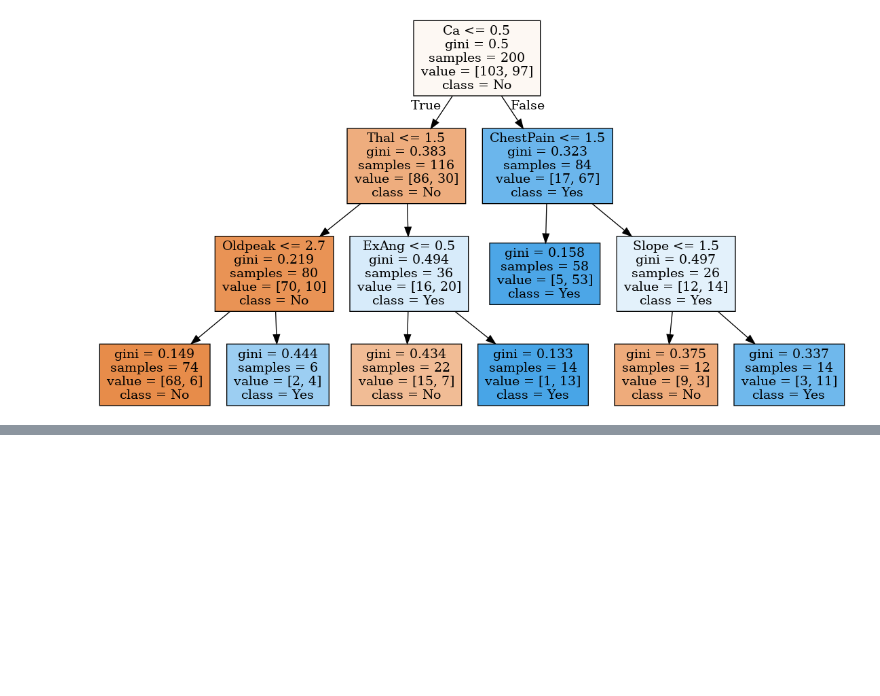
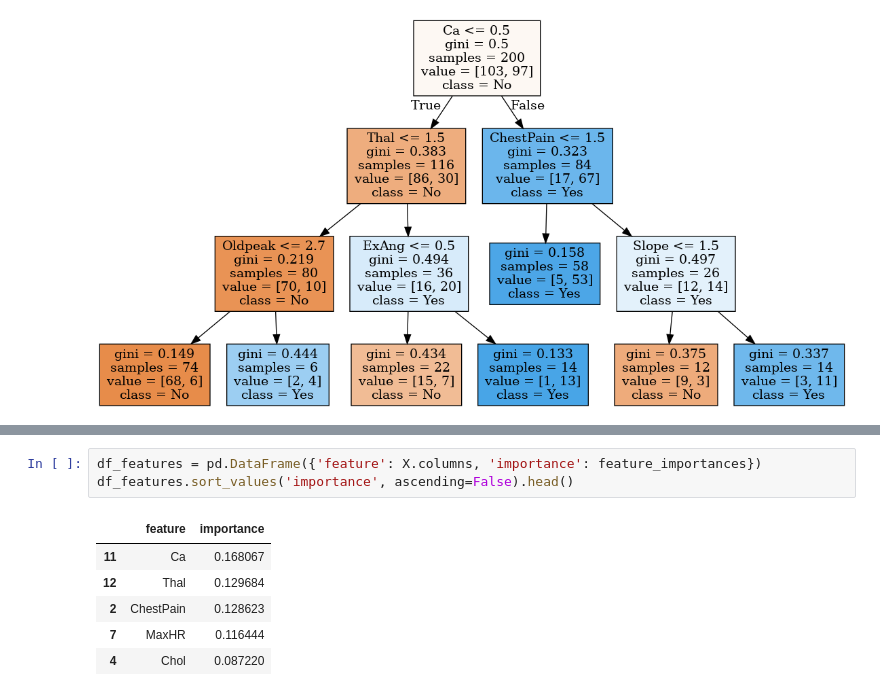
Before and after one commit to somnath1077/MachineLearningExercises, a Jupyter notebook: isrl_rev/ch08/ch08_classification_trees.ipynb, the cells around one changed output, grey strips where cells are left out. Cells and saved outputs as stored; diff of their text form; blank space fills up the shorter version.

```diff
--- a/isrl_rev/ch08/ch08_classification_trees.ipynb
+++ b/isrl_rev/ch08/ch08_classification_trees.ipynb
@@ -254,0 +268,10 @@ Image(best_graph[0].create_png())
+# %%
+df_features = pd.DataFrame({'feature': X.columns, 'importance': feature_importances})
+df_features.sort_values('importance', ascending=False).head()
+# %% [output]
+|  | feature | importance |
+| 11 | Ca | 0.168067 |
+| 12 | Thal | 0.129684 |
+| 2 | ChestPain | 0.128623 |
+| 7 | MaxHR | 0.116444 |
+| 4 | Chol | 0.087220 |
```
Also changed, not shown: parts of 4 cells of this notebook.
